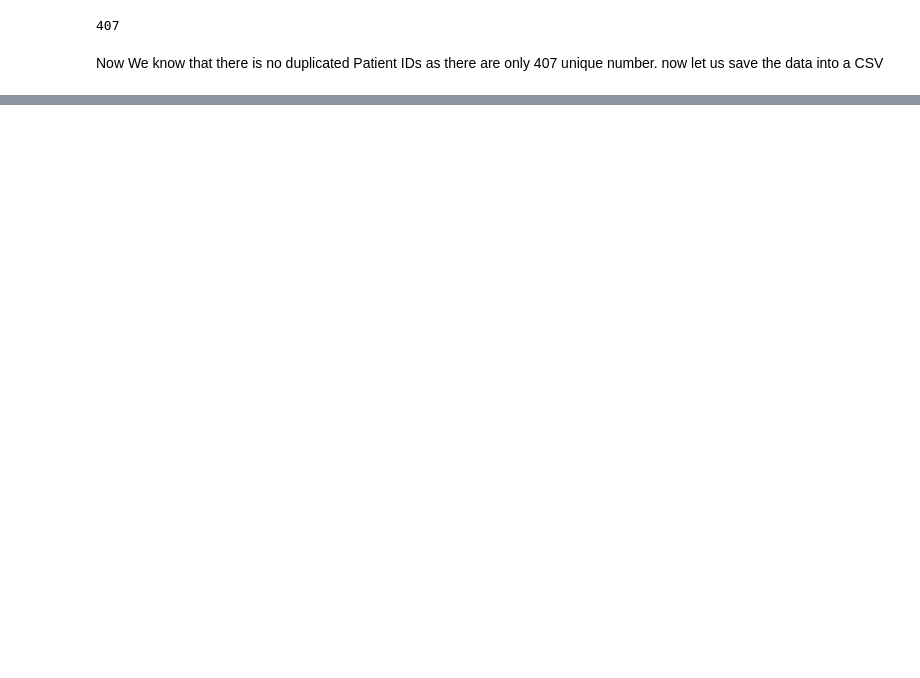
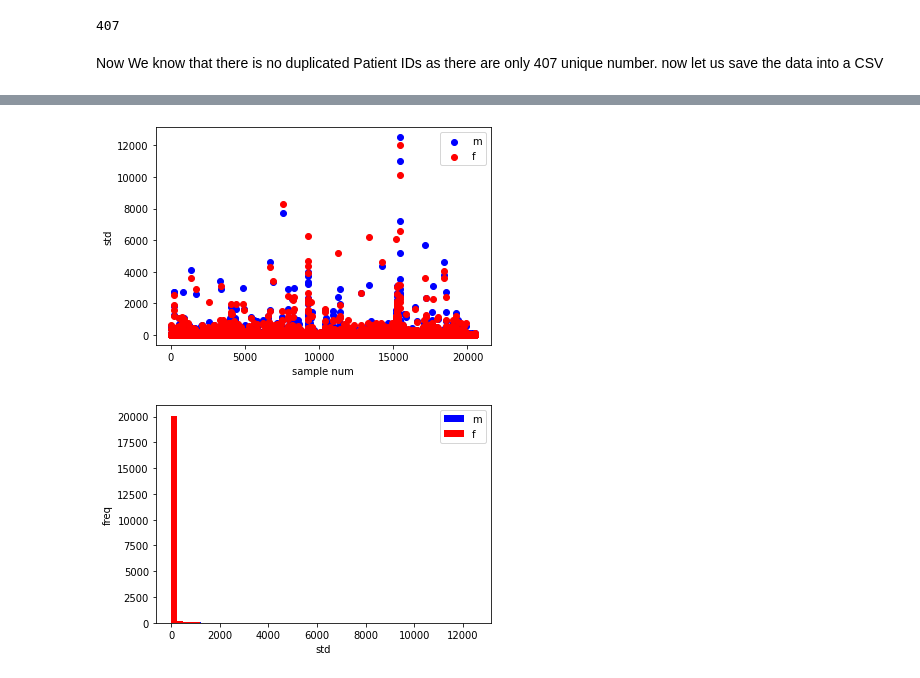
Before and after one commit to EslamHussein55/bladder_cancer, a Jupyter notebook: source/data_preparation.ipynb, the cells around one changed output, grey strips where cells are left out. Saved outputs shown, nothing was run; the diff lists cells and outputs as text; code cells hidden in the pictures; blank space fills up the shorter version.

```diff
--- a/source/data_preparation.ipynb
+++ b/source/data_preparation.ipynb
@@ -185,0 +247,19 @@ df.to_csv('data/data.csv')
+# %%
+plt.scatter(np.arange(0,len(mean_m)), std_m, color = 'blue', label='m')
+plt.scatter(np.arange(0,len(mean_m)), std_f, color = 'red', label = 'f')
+
+plt.xlabel('sample num')
+plt.ylabel('std')
+plt.legend()
+plt.show()
+
+plt.hist(std_m, bins = 50, color = 'blue', label='m' )
+plt.hist(std_f, bins = 50, color = 'red', label='f' )
+
+plt.xlabel('std')
+plt.ylabel('freq')
+plt.legend()
+plt.show()
+# %% [output]
+[figure, added]
+[figure, added]
```
Also changed, not shown: parts of 24 cells of this notebook.
